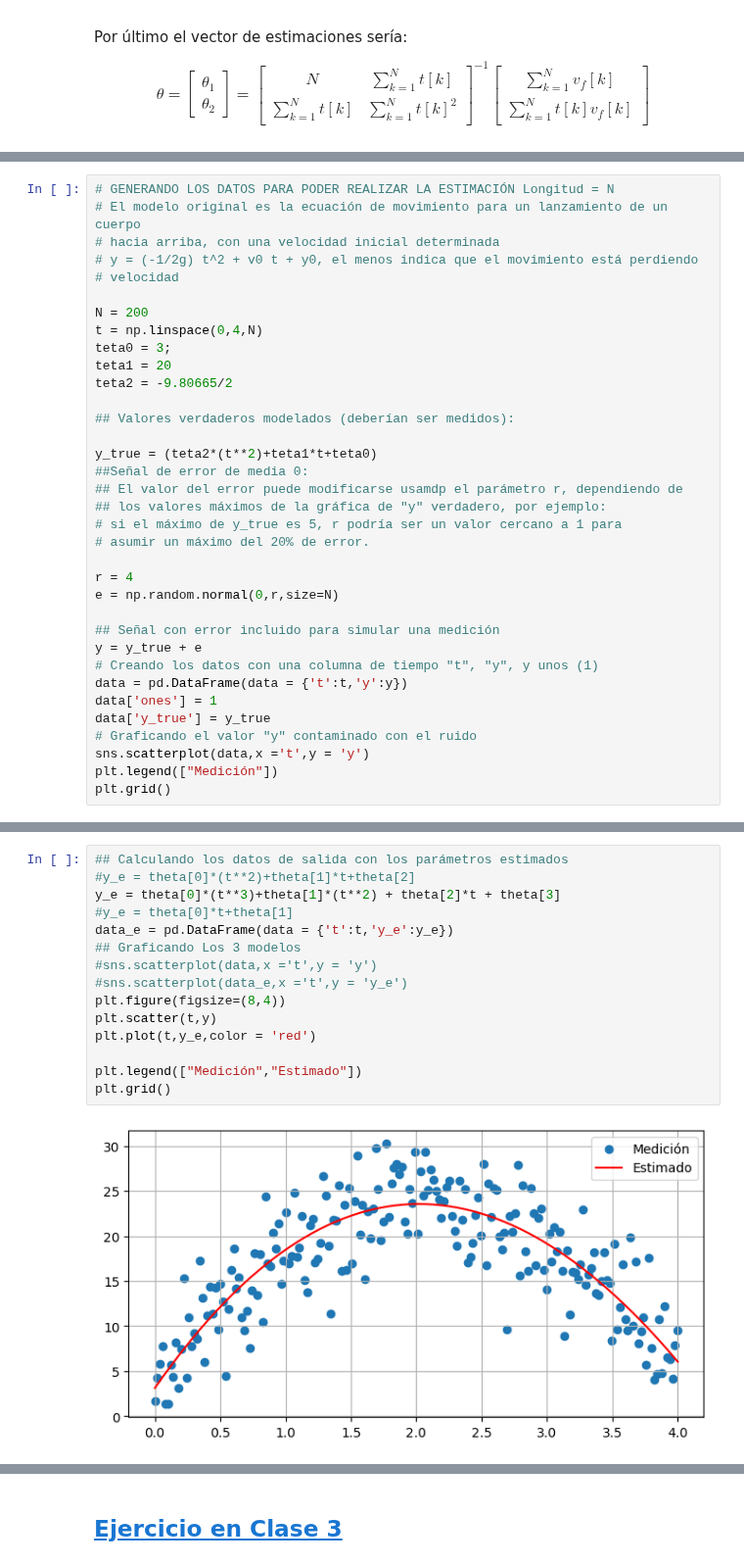
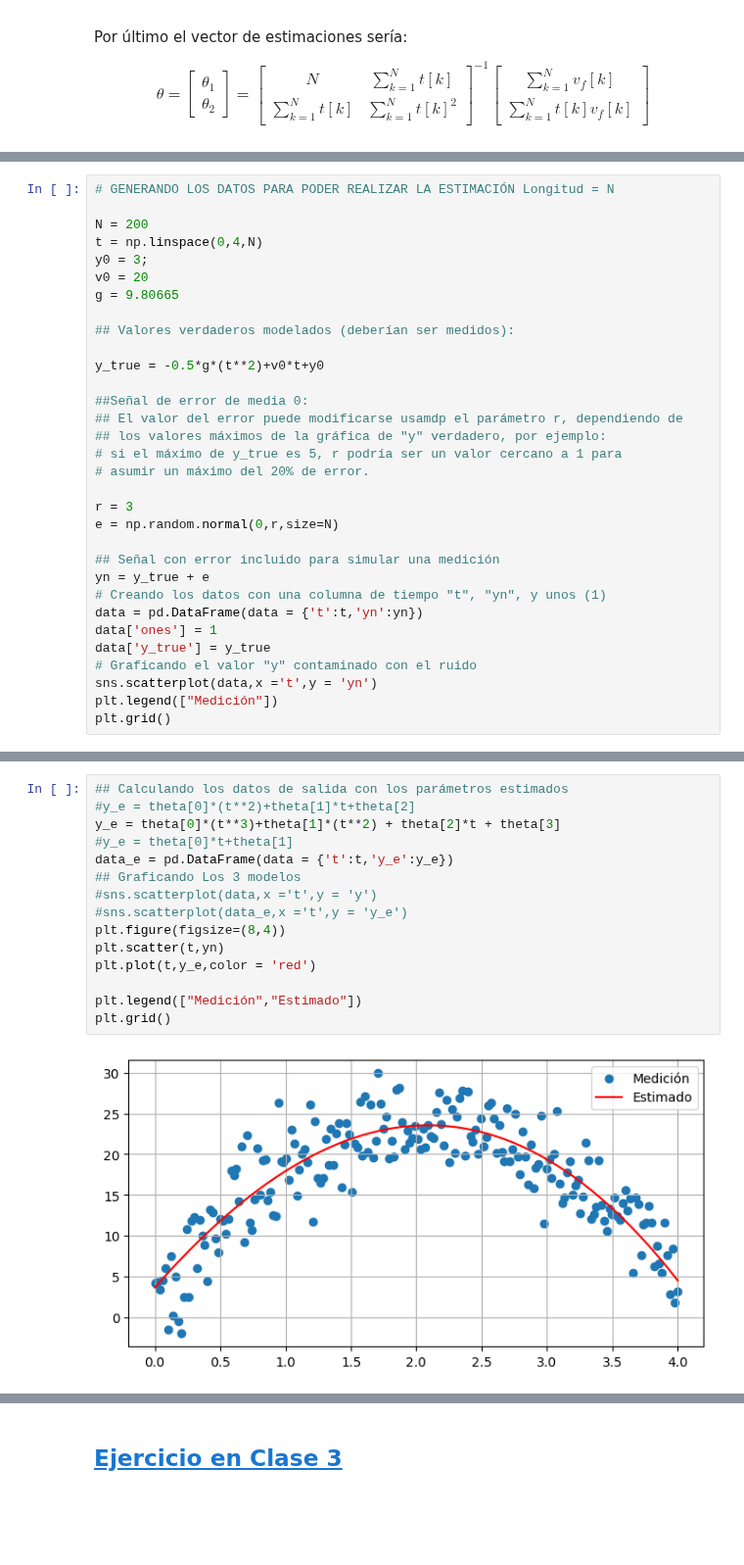
Before and after one commit to jairocuellar/System_identification, a Jupyter notebook: class_05_01.ipynb, the cells around one changed output, grey strips where cells are left out. Shown at 98% size. Cells and saved outputs as stored; diff of their text form; blank space fills up the shorter version.

```diff
--- a/class_05_01.ipynb
+++ b/class_05_01.ipynb
@@ -146,36 +155,33 @@ N&\sum_{k=1}^{N}t[k]\\\sum_{k=1}^{N}t[k]&\sum_{k=1}^{N}t[k]^2
 # %%
 # GENERANDO LOS DATOS PARA PODER REALIZAR LA ESTIMACIÓN Longitud = N
-# El modelo original es la ecuación de movimiento para un lanzamiento de un cuerpo
-# hacia arriba, con una velocidad inicial determinada
-# y = (-1/2g) t^2 + v0 t + y0, el menos indica que el movimiento está perdiendo
-# velocidad
 
 N = 200
 t = np.linspace(0,4,N)
-teta0 = 3;
-teta1 = 20
-teta2 = -9.80665/2
+y0 = 3;
+v0 = 20
+g = 9.80665
 
 ## Valores verdaderos modelados (deberían ser medidos):
 
-y_true = (teta2*(t**2)+teta1*t+teta0)
+y_true = -0.5*g*(t**2)+v0*t+y0
+
 ##Señal de error de media 0:
 ## El valor del error puede modificarse usamdp el parámetro r, dependiendo de
 ## los valores máximos de la gráfica de "y" verdadero, por ejemplo:
 # si el máximo de y_true es 5, r podría ser un valor cercano a 1 para
 # asumir un máximo del 20% de error.
 
-r = 4
+r = 3
 e = np.random.normal(0,r,size=N)
 
 ## Señal con error incluido para simular una medición
-y = y_true + e
-# Creando los datos con una columna de tiempo "t", "y", y unos (1)
-data = pd.DataFrame(data = {'t':t,'y':y})
+yn = y_true + e
+# Creando los datos con una columna de tiempo "t", "yn", y unos (1)
+data = pd.DataFrame(data = {'t':t,'yn':yn})
 data['ones'] = 1
 data['y_true'] = y_true
 # Graficando el valor "y" contaminado con el ruido
-sns.scatterplot(data,x ='t',y = 'y')
+sns.scatterplot(data,x ='t',y = 'yn')
 plt.legend(["Medición"])
 plt.grid()
 # %% [output]
@@ -247,19 +218,19 @@ array([ 0.13236383, -5.53485873, 20.75396995,  3.13227038])
 # %%
 ## Calculando los datos de salida con los parámetros estimados
 #y_e = theta[0]*(t**2)+theta[1]*t+theta[2]
 y_e = theta[0]*(t**3)+theta[1]*(t**2) + theta[2]*t + theta[3]
 #y_e = theta[0]*t+theta[1]
 data_e = pd.DataFrame(data = {'t':t,'y_e':y_e})
 ## Graficando Los 3 modelos
 #sns.scatterplot(data,x ='t',y = 'y')
 #sns.scatterplot(data_e,x ='t',y = 'y_e')
 plt.figure(figsize=(8,4))
-plt.scatter(t,y)
+plt.scatter(t,yn)
 plt.plot(t,y_e,color = 'red')
 
 plt.legend(["Medición","Estimado"])
 plt.grid()
 # %% [output]
-[figure, old version]
+[figure, new version]
 # %%
 # Función modelo vs función original
```
Also changed, not shown: parts of 11 cells of this notebook, 6 other files.
